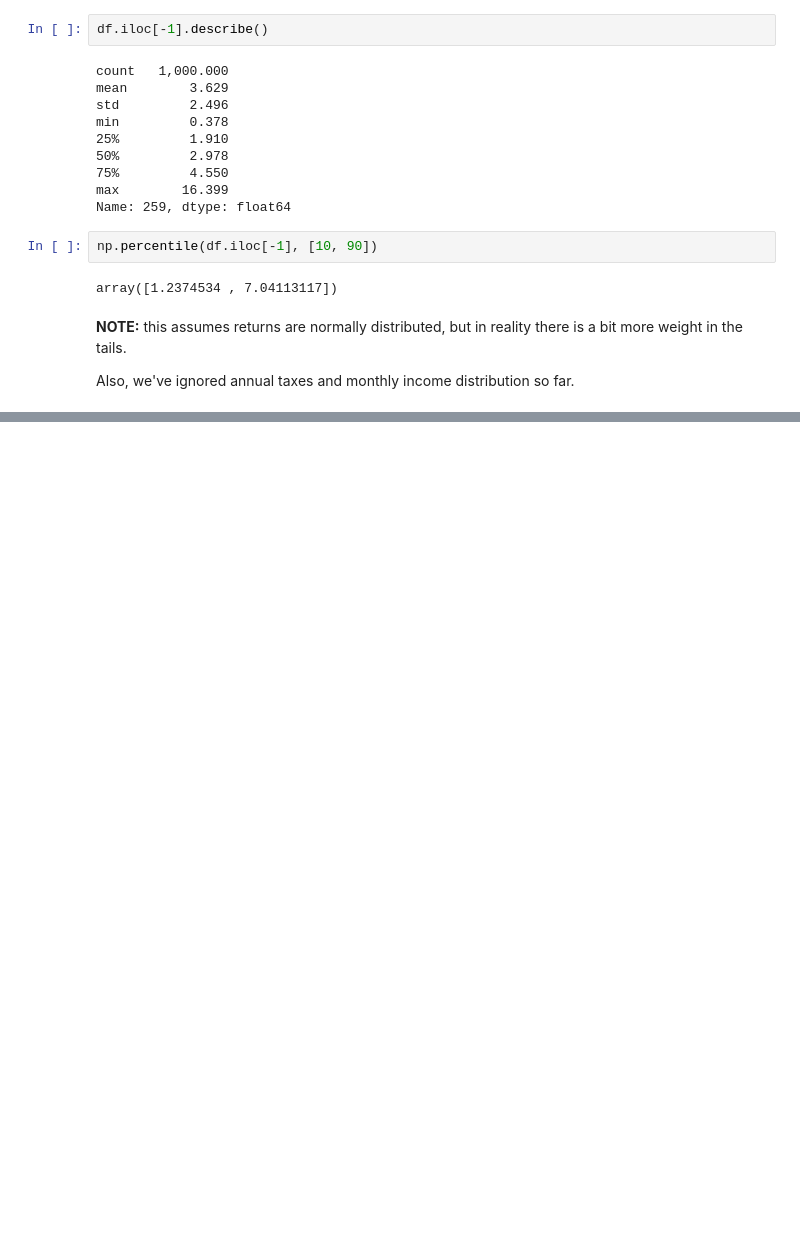
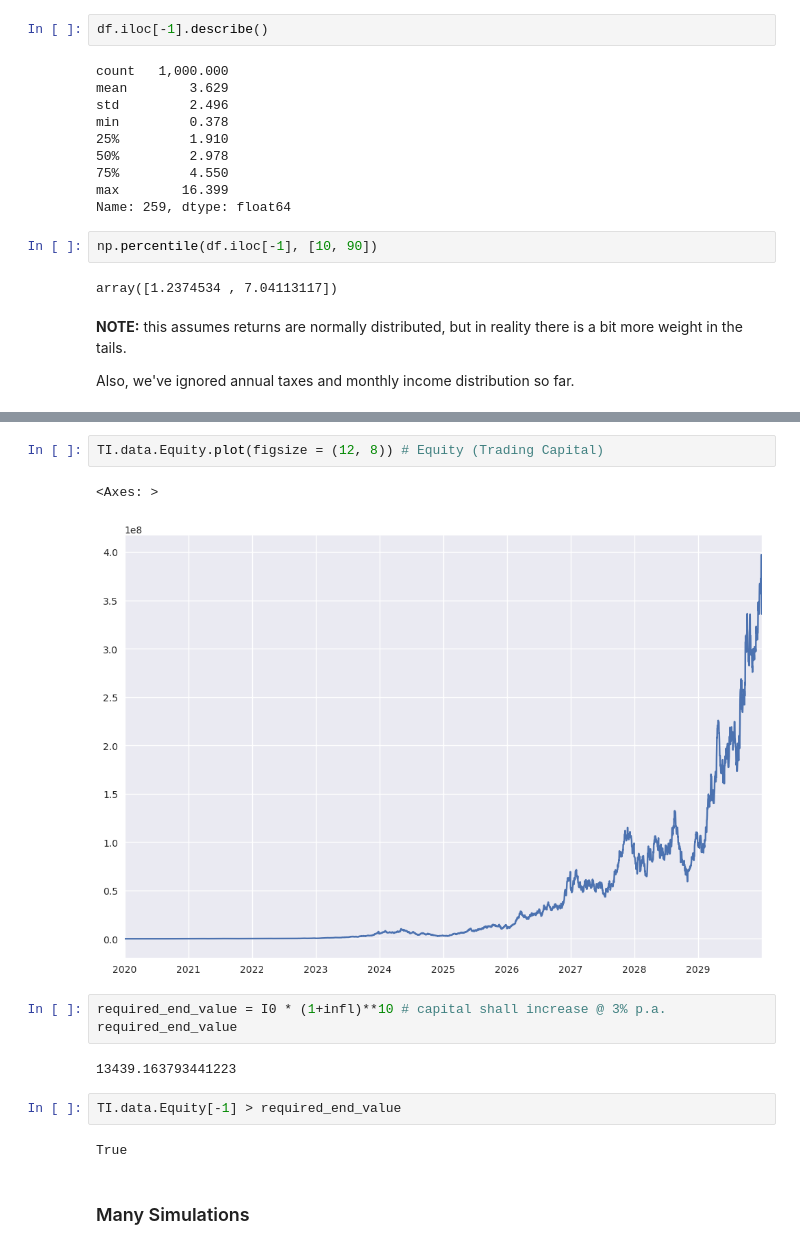
Before and after one commit to mlvhub/quant-learning, a Jupyter notebook: performance-optimization-and-risk-management-for-trading/17-income-planning-taxes-inflation-risk/17-income-planning-taxes-inflation-risk.ipynb, the cells around one changed output, grey strips where cells are left out. Saved outputs shown, nothing was run; the diff lists cells and outputs as text; blank space fills up the shorter version.

```diff
--- a/performance-optimization-and-risk-management-for-trading/17-income-planning-taxes-inflation-risk/17-income-planning-taxes-inflation-risk.ipynb
+++ b/performance-optimization-and-risk-management-for-trading/17-income-planning-taxes-inflation-risk/17-income-planning-taxes-inflation-risk.ipynb
@@ -205,0 +370,16 @@ Also, we've ignored annual taxes and monthly income distribution so far.
+# %%
+TI.data.Equity.plot(figsize = (12, 8)) # Equity (Trading Capital)
+# %% [output]
+<Axes: >
+[figure, added]
+# %%
+required_end_value = I0 * (1+infl)**10 # capital shall increase @ 3% p.a.
+required_end_value
+# %% [output]
+13439.163793441223
+# %%
+TI.data.Equity[-1] > required_end_value
+# %% [output]
+True
+# %% [markdown]
+### Many Simulations
```
Also changed, not shown: parts of 50 cells of this notebook, 1 other file.
